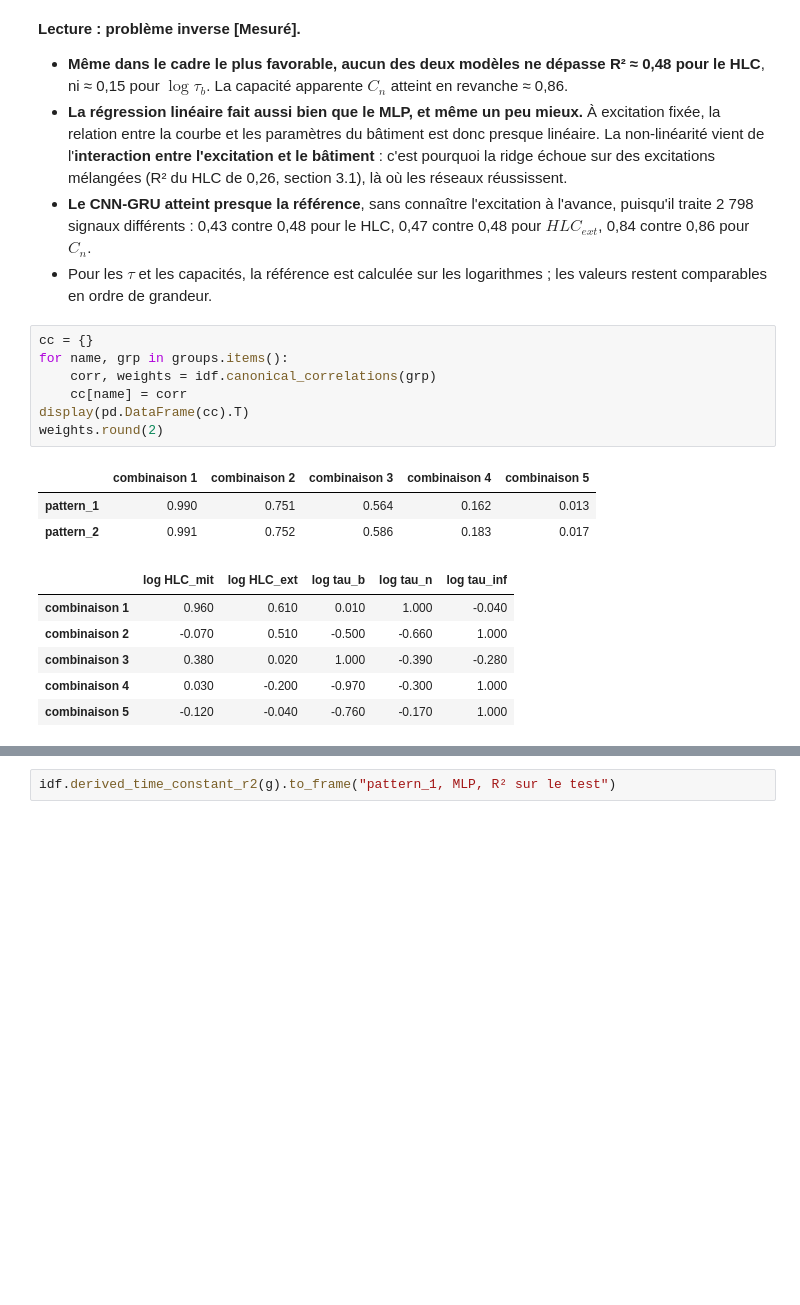
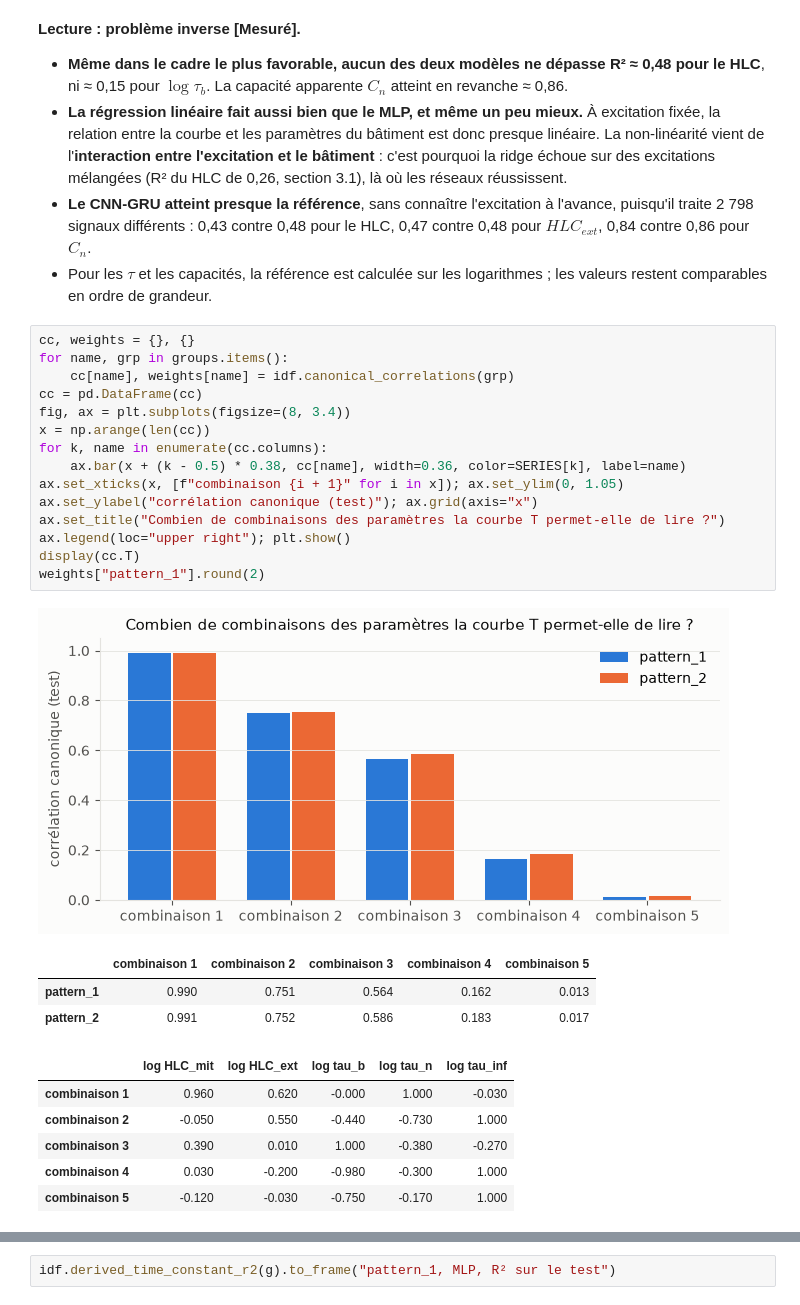
Before and after one commit to soufiane-ech/coEnergy-assessment, a Jupyter notebook: notebooks/02_modelisation.ipynb, the cells around one changed output, grey strips where cells are left out. Saved outputs shown, nothing was run; the diff lists cells and outputs as text; blank space fills up the shorter version.

```diff
--- a/notebooks/02_modelisation.ipynb
+++ b/notebooks/02_modelisation.ipynb
@@ -468,23 +531,32 @@ pd.DataFrame({
 - **La régression linéaire fait aussi bien que le MLP, et même un peu mieux.** À excitation fixée, la relation entre la courbe et les paramètres du bâtiment est donc presque linéaire. La non-linéarité vient de l'**interaction entre l'excitation et le bâtiment** : c'est pourquoi la ridge échoue sur des excitations mélangées (R² du HLC de 0,26, section 3.1), là où les réseaux réussissent.
 - **Le CNN-GRU atteint presque la référence**, sans connaître l'excitation à l'avance, puisqu'il traite 2 798 signaux différents : 0,43 contre 0,48 pour le HLC, 0,47 contre 0,48 pour $HLC_{ext}$, 0,84 contre 0,86 pour $C_n$.
 - Pour les $\tau$ et les capacités, la référence est calculée sur les logarithmes ; les valeurs restent comparables en ordre de grandeur.
-# %%
-cc = {}
-for name, grp in groups.items():
-    corr, weights = idf.canonical_correlations(grp)
-    cc[name] = corr
-display(pd.DataFrame(cc).T)
-weights.round(2)
-# %% [output]
-|  | combinaison 1 | combinaison 2 | combinaison 3 | combinaison 4 | combinaison 5 |
-| pattern_1 | 0.990 | 0.751 | 0.564 | 0.162 | 0.013 |
-| pattern_2 | 0.991 | 0.752 | 0.586 | 0.183 | 0.017 |
-|  | log HLC_mit | log HLC_ext | log tau_b | log tau_n | log tau_inf |
-| combinaison 1 | 0.960 | 0.610 | 0.010 | 1.000 | -0.040 |
-| combinaison 2 | -0.070 | 0.510 | -0.500 | -0.660 | 1.000 |
-| combinaison 3 | 0.380 | 0.020 | 1.000 | -0.390 | -0.280 |
-| combinaison 4 | 0.030 | -0.200 | -0.970 | -0.300 | 1.000 |
-| combinaison 5 | -0.120 | -0.040 | -0.760 | -0.170 | 1.000 |
+# %%
+cc, weights = {}, {}
+for name, grp in groups.items():
+    cc[name], weights[name] = idf.canonical_correlations(grp)
+cc = pd.DataFrame(cc)
+fig, ax = plt.subplots(figsize=(8, 3.4))
+x = np.arange(len(cc))
+for k, name in enumerate(cc.columns):
+    ax.bar(x + (k - 0.5) * 0.38, cc[name], width=0.36, color=SERIES[k], label=name)
+ax.set_xticks(x, [f"combinaison {i + 1}" for i in x]); ax.set_ylim(0, 1.05)
+ax.set_ylabel("corrélation canonique (test)"); ax.grid(axis="x")
+ax.set_title("Combien de combinaisons des paramètres la courbe T permet-elle de lire ?")
+ax.legend(loc="upper right"); plt.show()
+display(cc.T)
+weights["pattern_1"].round(2)
+# %% [output]
+[figure, added]
+|  | combinaison 1 | combinaison 2 | combinaison 3 | combinaison 4 | combinaison 5 |
+| pattern_1 | 0.990 | 0.751 | 0.564 | 0.162 | 0.013 |
+| pattern_2 | 0.991 | 0.752 | 0.586 | 0.183 | 0.017 |
+|  | log HLC_mit | log HLC_ext | log tau_b | log tau_n | log tau_inf |
+| combinaison 1 | 0.960 | 0.620 | -0.000 | 1.000 | -0.030 |
+| combinaison 2 | -0.050 | 0.550 | -0.440 | -0.730 | 1.000 |
+| combinaison 3 | 0.390 | 0.010 | 1.000 | -0.380 | -0.270 |
+| combinaison 4 | 0.030 | -0.200 | -0.980 | -0.300 | 1.000 |
+| combinaison 5 | -0.120 | -0.030 | -0.750 | -0.170 | 1.000 |
 # %% [markdown]
 **Ce que mesure cette analyse.** Le bâtiment est décrit par cinq paramètres indépendants ($\log HLC_{mit}$, $\log HLC_{ext}$, $\log\tau_b$, $\log\tau_n$, $\log\tau_\infty$ ; le HLC n'en est pas un, puisqu'il en est la somme). L'analyse en corrélations canoniques cherche les **combinaisons pondérées** de ces paramètres que la courbe $T$ reflète le plus fidèlement, et mesure cette fidélité par une corrélation :
 - proche de 1 : la combinaison se retrouve presque exactement à partir de $T$ ;
```
Also changed, not shown: parts of 22 cells of this notebook, 2 other files.
